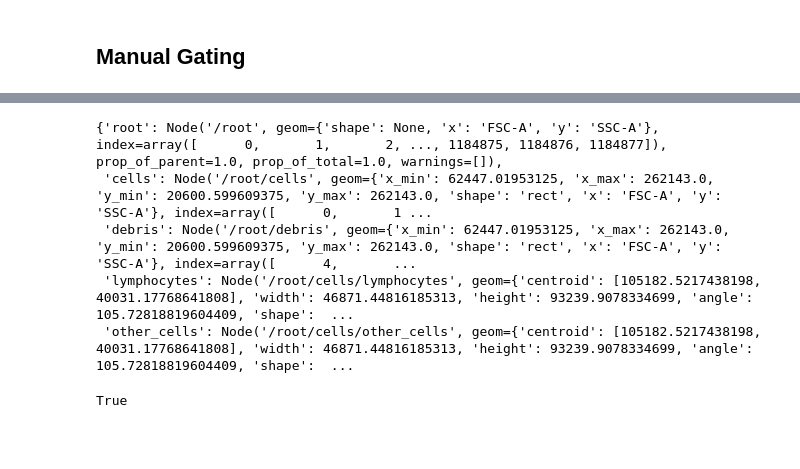
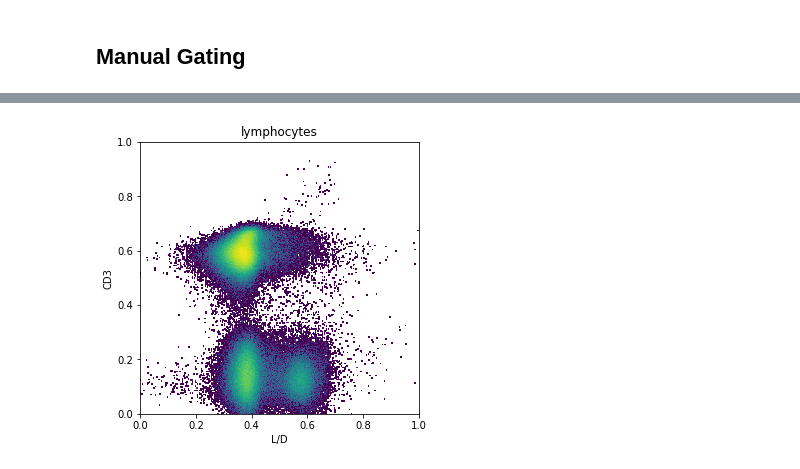
Before and after one commit to burtonrj/CytoPy, a Jupyter notebook: immunova/Notebooks/Testing/Population_Identification_Validation/CD3 Gating.ipynb, the cells around one changed output, grey strips where cells are left out. Drawn from its saved outputs; the diff is of its cells as text; code cells hidden in the pictures; blank space fills up the shorter version.

```diff
--- a/immunova/Notebooks/Testing/Population_Identification_Validation/CD3 Gating.ipynb
+++ b/immunova/Notebooks/Testing/Population_Identification_Validation/CD3 Gating.ipynb
@@ -38 +104,5 @@ exp = FCSExperiment.objects(experiment_id='ILTIS_T1').get()
+# %%
+hc.plotting.plot_population('lymphocytes', 'L/D', 'CD3')
+# %% [output]
+[figure, added]
 # %%
@@ -40,9 +109,0 @@ hc = Gating(exp, 'hc1')
-# %%
-for x in ['debris', 'cells', 'lymp']:
-    hc.populations.pop('debris')
-# %% [output]
-{'root': Node('/root', geom={'shape': None, 'x': 'FSC-A', 'y': 'SSC-A'}, index=array([      0,       1,       2, ..., 1184875, 1184876, 1184877]), prop_of_parent=1.0, prop_of_total=1.0, warnings=[]),
- 'cells': Node('/root/cells', geom={'x_min': 62447.01953125, 'x_max': 262143.0, 'y_min': 20600.599609375, 'y_max': 262143.0, 'shape': 'rect', 'x': 'FSC-A', 'y': 'SSC-A'}, index=array([      0,       1 ...
- 'debris': Node('/root/debris', geom={'x_min': 62447.01953125, 'x_max': 262143.0, 'y_min': 20600.599609375, 'y_max': 262143.0, 'shape': 'rect', 'x': 'FSC-A', 'y': 'SSC-A'}, index=array([      4,       ...
- 'lymphocytes': Node('/root/cells/lymphocytes', geom={'centroid': [105182.5217438198, 40031.17768641808], 'width': 46871.44816185313, 'height': 93239.9078334699, 'angle': 105.72818819604409, 'shape':  ...
- 'other_cells': Node('/root/cells/other_cells', geom={'centroid': [105182.5217438198, 40031.17768641808], 'width': 46871.44816185313, 'height': 93239.9078334699, 'angle': 105.72818819604409, 'shape':  ...
@@ -54,6 +109,0 @@ child_populations.add_population('debris', definition='-')
-# %%
-gate_definition = dict(x='FSC-A', y='SSC-A')
-hc.create_gate(gate_name='debris_gate', parent='root', class_='Static', method='border_gate',
-                kwargs=gate_definition, child_populations=child_populations)
-# %% [output]
-True
```
Also changed, not shown: parts of 20 cells of this notebook, 3 other files.
